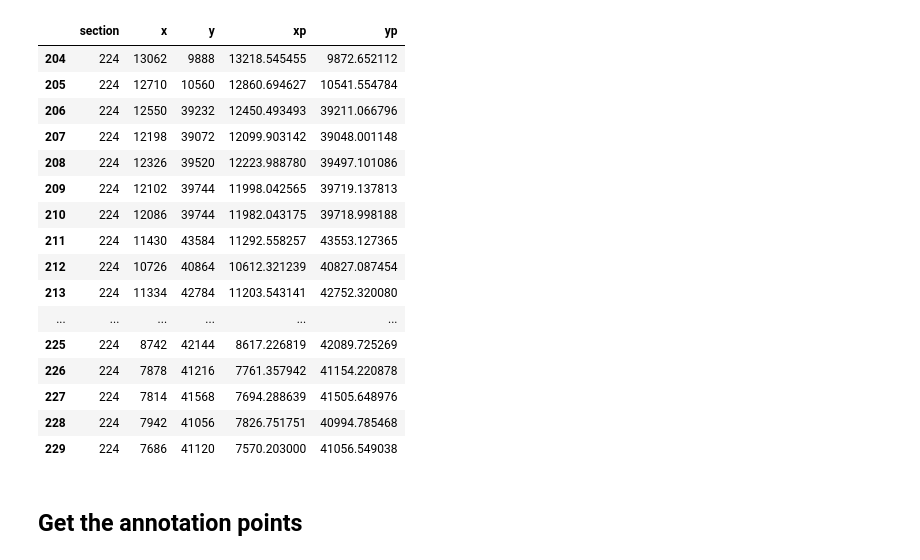
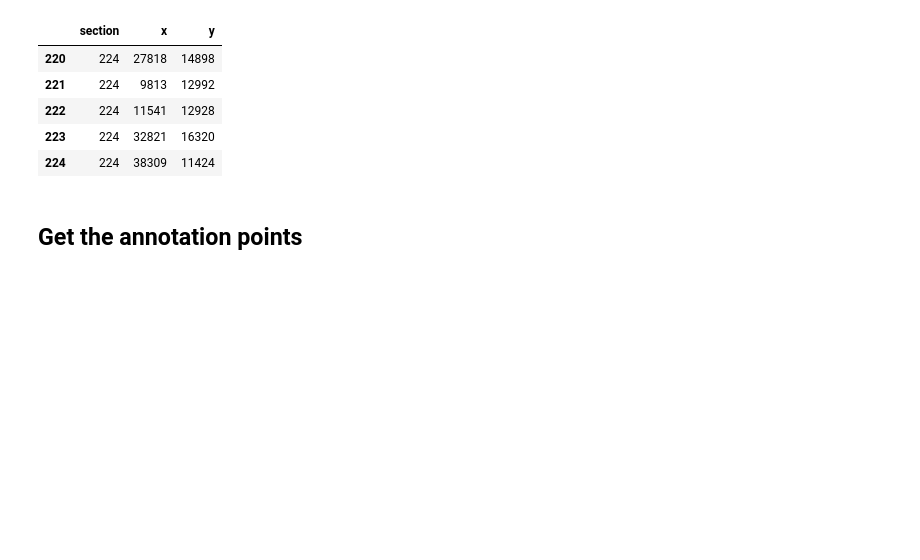
Before and after one commit to ActiveBrainAtlas2/preprocessing-pipeline, a Jupyter notebook: notebooks/Litao/reverse_rotation.ipynb, the cells around one changed output. Saved outputs shown, nothing was run; the diff lists cells and outputs as text; code cells hidden in the pictures; blank space fills up the shorter version.

```diff
--- a/notebooks/Litao/reverse_rotation.ipynb
+++ b/notebooks/Litao/reverse_rotation.ipynb
@@ -162,19 +162,24 @@ aligned_shape = np.array((60000, 34000))
 downsampled_aligned_shape = np.round(aligned_shape / downsample_factor).astype(int)
 scales = np.array([resolution * downsample_factor, resolution * downsample_factor, 20]) * 1000
 # %%
+cshl_csvfile = 'cshl.premotor.csv'
+cshl_csvpath = os.path.join(CSV_DIR_PATH, cshl_csvfile)
+cshl_df = pd.read_csv(cshl_csvpath, names=['section','x','y'])
+cshl_df = cshl_df.loc[(cshl_df['section'] == section)]
+
 #Convert to Cartesian:
 #cartesianx = screenx - xm / 2;
 #cartesiany = -screeny + ym / 2;
-cshl_df['xc'] = cshl_df['x'] - xm
-cshl_df['yc'] = -1 * cshl_df['y'] + ym
+#cshl_df['xc'] = cshl_df['x'] - xm
+#cshl_df['yc'] = -1 * cshl_df['y'] + ym
 # rotate 270  point A(x,y) becomes A'(y,-x).
-cshl_df['xcr'] = cshl_df['yc']
-cshl_df['ycr'] = -1 * cshl_df['xc']
+#cshl_df['xcr'] = cshl_df['yc']
+#cshl_df['ycr'] = -1 * cshl_df['xc']
 #Convert to Screen:
 #screenx = cartesianx + xm / 2;
 #screeny = -cartesiany + ym / 2;
-cshl_df['xcrs'] = cshl_df['xcr'] + ym
-cshl_df['ycrs'] = -1 * cshl_df['ycr'] + xm
+#cshl_df['xcrs'] = cshl_df['xcr'] + ym
+#cshl_df['ycrs'] = -1 * cshl_df['ycr'] + xm
 dk_csvfile = 'dklabs.premotor.csv'
 dk_csvpath = os.path.join(CSV_DIR_PATH, dk_csvfile)
 dk_df = pd.read_csv(dk_csvpath, usecols=['Layer', 'x', 'y', 'section'])
@@ -238,23 +233,12 @@ rotated 11 8
 # %%
-cshl_df.head(30)
+cshl_df.head()
 # %% [output]
-|  | section | x | y | xp | yp |
-| 204 | 224 | 13062 | 9888 | 13218.545455 | 9872.652112 |
-| 205 | 224 | 12710 | 10560 | 12860.694627 | 10541.554784 |
-| 206 | 224 | 12550 | 39232 | 12450.493493 | 39211.066796 |
-| 207 | 224 | 12198 | 39072 | 12099.903142 | 39048.001148 |
-| 208 | 224 | 12326 | 39520 | 12223.988780 | 39497.101086 |
-| 209 | 224 | 12102 | 39744 | 11998.042565 | 39719.137813 |
-| 210 | 224 | 12086 | 39744 | 11982.043175 | 39718.998188 |
-| 211 | 224 | 11430 | 43584 | 11292.558257 | 43553.127365 |
-| 212 | 224 | 10726 | 40864 | 10612.321239 | 40827.087454 |
-| 213 | 224 | 11334 | 42784 | 11203.543141 | 42752.320080 |
-| ... | ... | ... | ... | ... | ... |
-| 225 | 224 | 8742 | 42144 | 8617.226819 | 42089.725269 |
-| 226 | 224 | 7878 | 41216 | 7761.357942 | 41154.220878 |
-| 227 | 224 | 7814 | 41568 | 7694.288639 | 41505.648976 |
-| 228 | 224 | 7942 | 41056 | 7826.751751 | 40994.785468 |
-| 229 | 224 | 7686 | 41120 | 7570.203000 | 41056.549038 |
+|  | section | x | y |
+| 220 | 224 | 27818 | 14898 |
+| 221 | 224 | 9813 | 12992 |
+| 222 | 224 | 11541 | 12928 |
+| 223 | 224 | 32821 | 16320 |
+| 224 | 224 | 38309 | 11424 |
 # %%
 cshl_copy.head(2)
 # %% [markdown]
```
Also changed, not shown: parts of 4 cells of this notebook, 2 other files.
